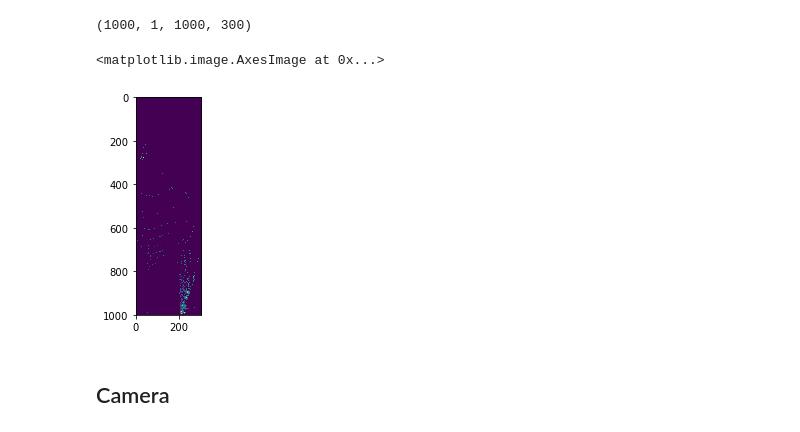
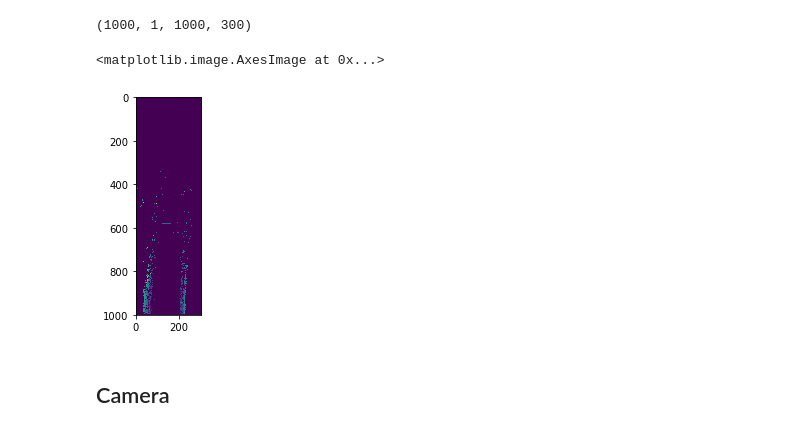
Before and after one commit to ahmadelsallab/LiDARSensorModel_GAN, a Jupyter notebook: LASER-GAN.ipynb, the cells around one changed output. Saved outputs shown, nothing was run; the diff lists cells and outputs as text; code cells hidden in the pictures.

```diff
--- a/LASER-GAN.ipynb
+++ b/LASER-GAN.ipynb
@@ -72,10 +73,10 @@ lidar_data.shape
 # %% [output]
 (1000, 1, 1000, 300)
 # %%
-plt.imshow(lidar_data[100])
+plt.imshow(lidar_data[5,0,:,:])
 # %% [output]
 <matplotlib.image.AxesImage at 0x...>
-[figure, old version]
+[figure, new version]
 # %% [markdown]
 ## Camera
 # %%
```
Also changed, not shown: parts of 26 cells of this notebook, 3 other files.
